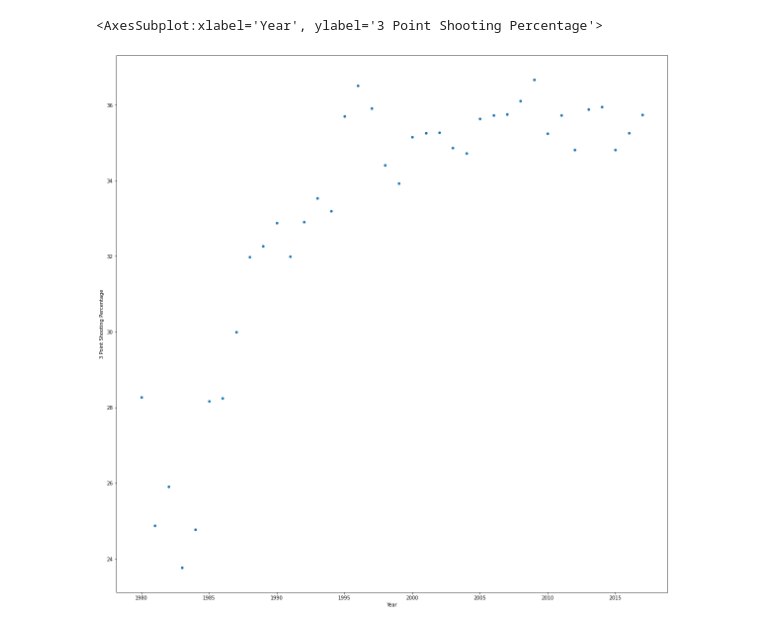
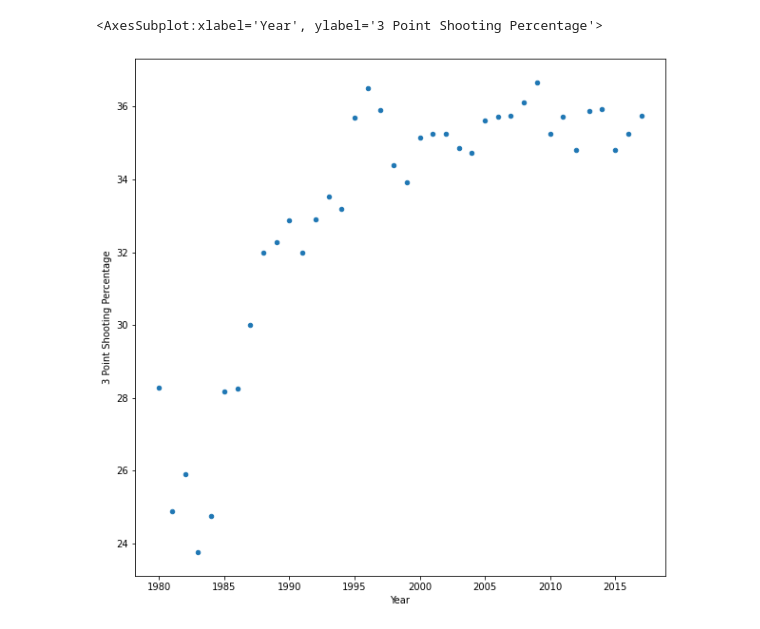
Before and after one commit to eliskol/machine-learning, a Jupyter notebook: analysis/analysis.ipynb, the cells around one changed output. Drawn from its saved outputs; the diff is of its cells as text; code cells hidden in the pictures.

```diff
--- a/analysis/analysis.ipynb
+++ b/analysis/analysis.ipynb
@@ -27,25 +26,25 @@ players["height"].plot(kind="density",
 # %%
 player_season_data = pd.read_csv('./more-data/Seasons_Stats.csv')
 # player_season_data['height'] *= 0.393700787
 
 all_years = player_season_data['Year'].unique()
 years = [float(year) for year in all_years]
 
 yearly_3p_percent = []
 
 for year in all_years:
     avg_3p_percent = 100 * player_season_data[player_season_data['Year'] == year]['3P'].mean() / player_season_data[player_season_data['Year'] == year]['3PA'].mean()
     yearly_3p_percent.append(avg_3p_percent)
 
 yearly_3p = pd.DataFrame({'year': all_years,
                             '3p%': yearly_3p_percent})
 
 yearly_3p.plot(kind='scatter',
                 x='year',
                 y='3p%',
                 xlabel='Year',
                 ylabel="3 Point Shooting Percentage",
-                figsize=(20, 20))
+                figsize=(10, 10))
 # %% [output]
 <AxesSubplot:xlabel='Year', ylabel='3 Point Shooting Percentage'>
-[figure, old version]
+[figure, new version]
```
Also changed, not shown: parts of 5 cells of this notebook.
